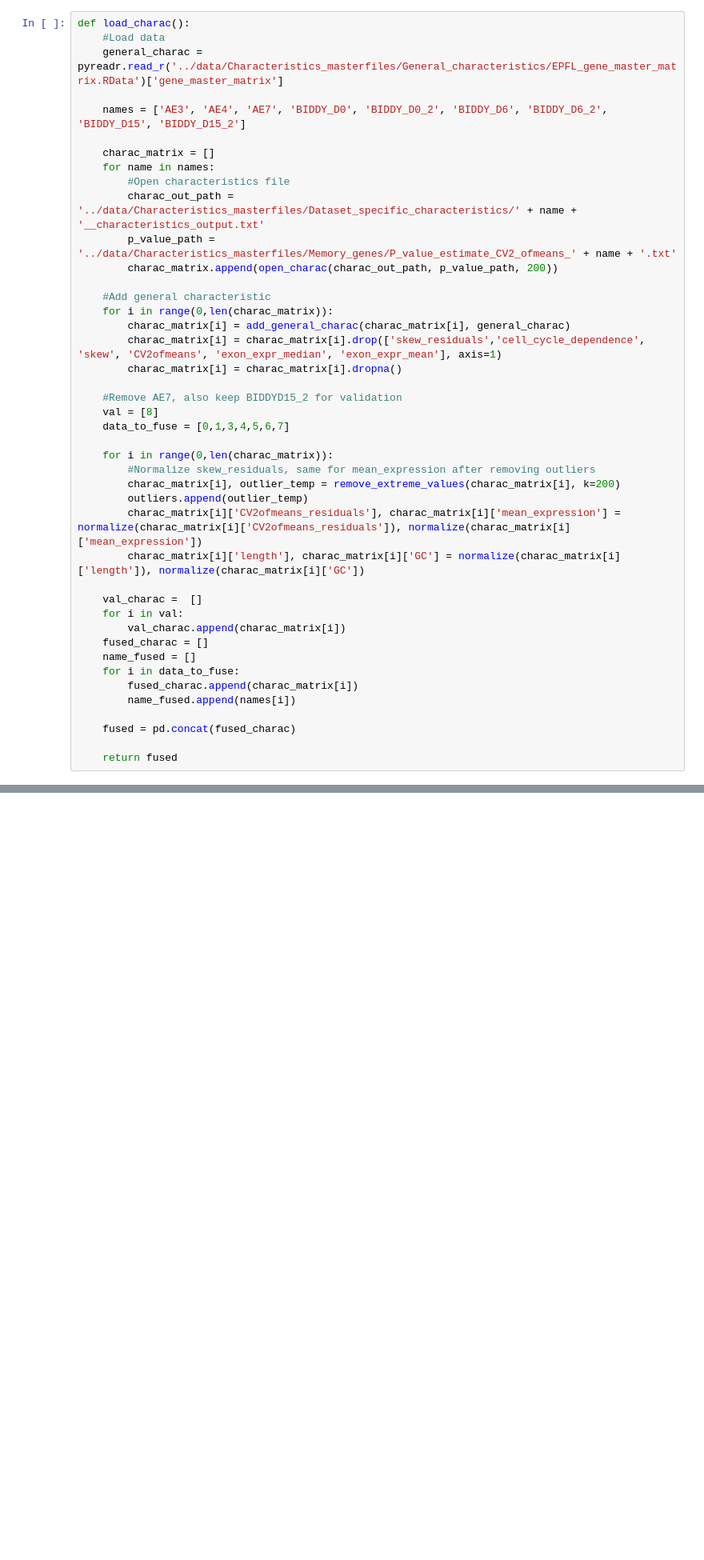
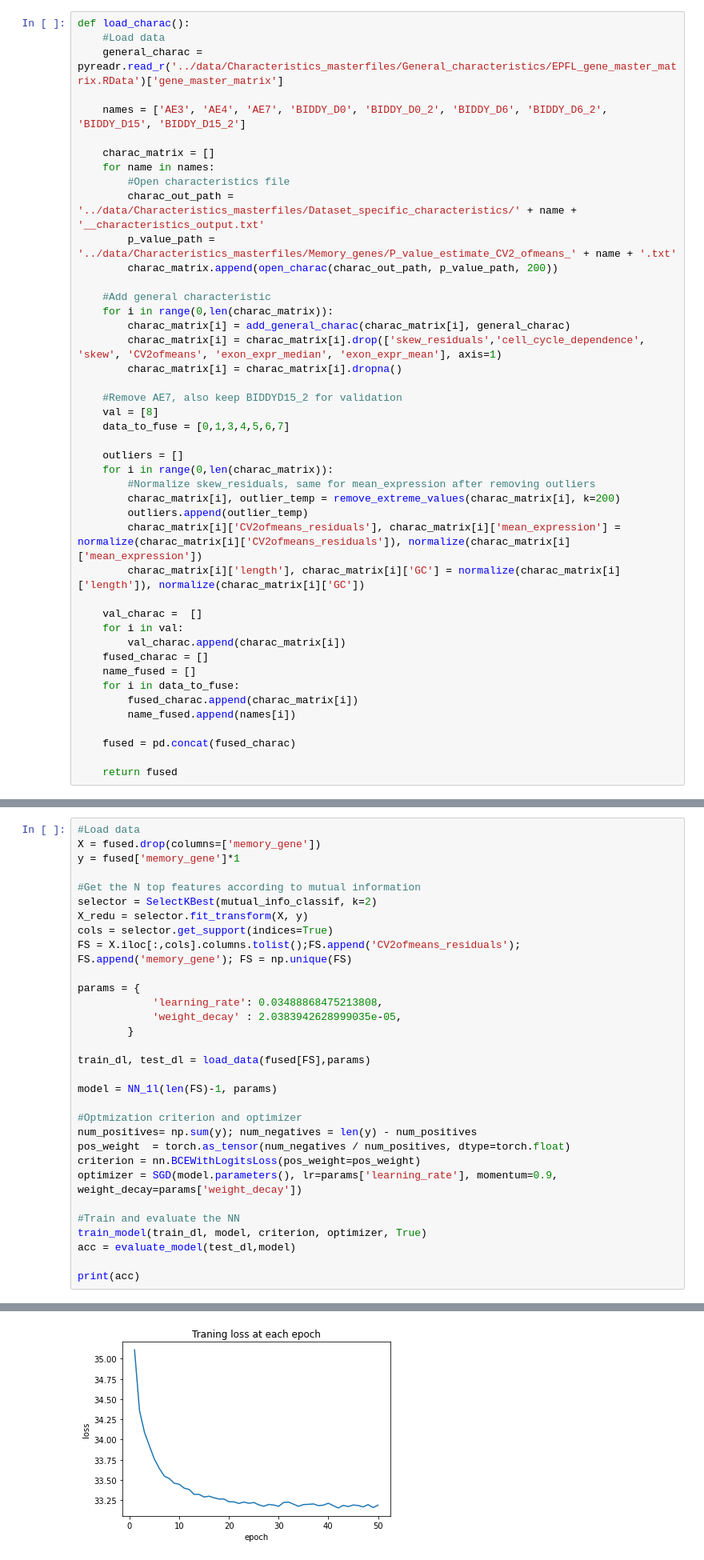
Before and after one commit to alexiaDorm/Memory_genes, a Jupyter notebook: src/Characteristics.ipynb, the cells around one changed output, grey strips where cells are left out. Shown at 80% size. Drawn from its saved outputs; the diff is of its cells as text; blank space fills up the shorter version.

```diff
--- a/src/Characteristics.ipynb
+++ b/src/Characteristics.ipynb
@@ -232,6 +232,7 @@ def load_charac():
     val = [8]
     data_to_fuse = [0,1,3,4,5,6,7]
 
+    outliers = []
     for i in range(0,len(charac_matrix)):
         #Normalize skew_residuals, same for mean_expression after removing outliers
         charac_matrix[i], outlier_temp = remove_extreme_values(charac_matrix[i], k=200)
@@ -407,0 +412,32 @@ study.optimize(objective, n_trials=1)
+# %%
+#Load data
+X = fused.drop(columns=['memory_gene'])
+y = fused['memory_gene']*1
+
+#Get the N top features according to mutual information
+selector = SelectKBest(mutual_info_classif, k=2)
+X_redu = selector.fit_transform(X, y)
+cols = selector.get_support(indices=True)
+FS = X.iloc[:,cols].columns.tolist();FS.append('CV2ofmeans_residuals'); FS.append('memory_gene'); FS = np.unique(FS)
+
+params = {
+            'learning_rate': 0.03488868475213808,
+            'weight_decay' : 2.0383942628999035e-05,
+        }
+
+train_dl, test_dl = load_data(fused[FS],params)
+
+model = NN_1l(len(FS)-1, params)
+
+#Optmization criterion and optimizer
+num_positives= np.sum(y); num_negatives = len(y) - num_positives
+pos_weight  = torch.as_tensor(num_negatives / num_positives, dtype=torch.float)
+criterion = nn.BCEWithLogitsLoss(pos_weight=pos_weight)
+optimizer = SGD(model.parameters(), lr=params['learning_rate'], momentum=0.9, weight_decay=params['weight_decay'])
+
+#Train and evaluate the NN
+train_model(train_dl, model, criterion, optimizer, True)
+acc = evaluate_model(test_dl,model)
+
+print(acc)
+# %% [output]
@@ -407,0 +445 @@ study.optimize(objective, n_trials=1)
+[figure, added]
```
Also changed, not shown: parts of 5 cells of this notebook, 4 other files.
